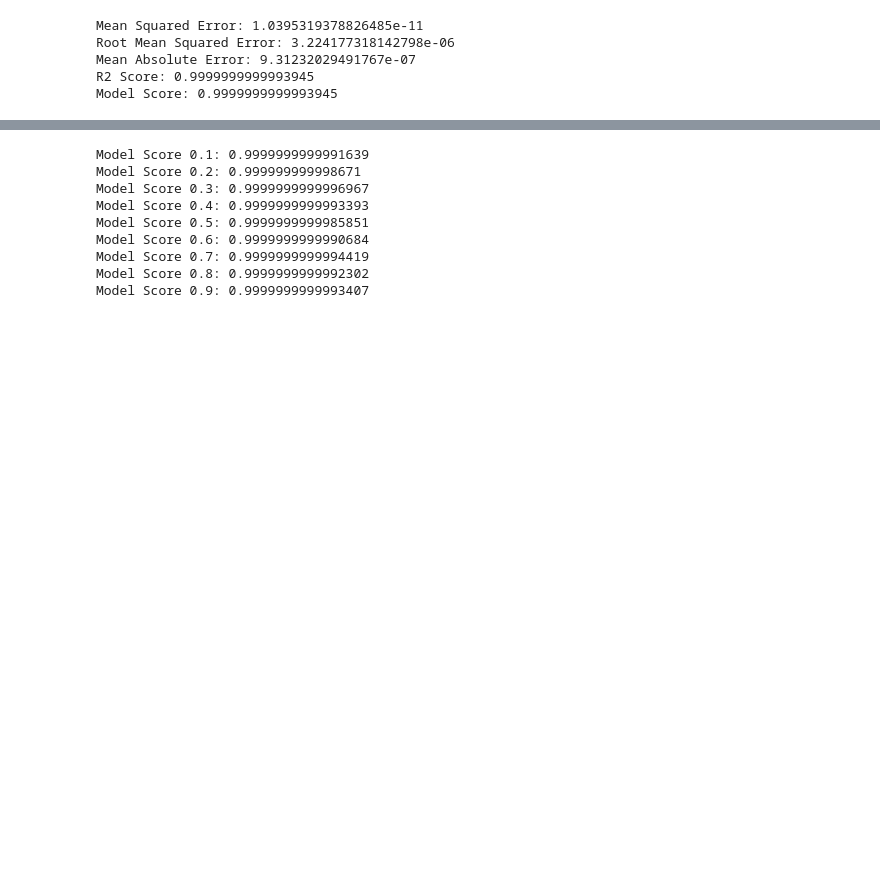
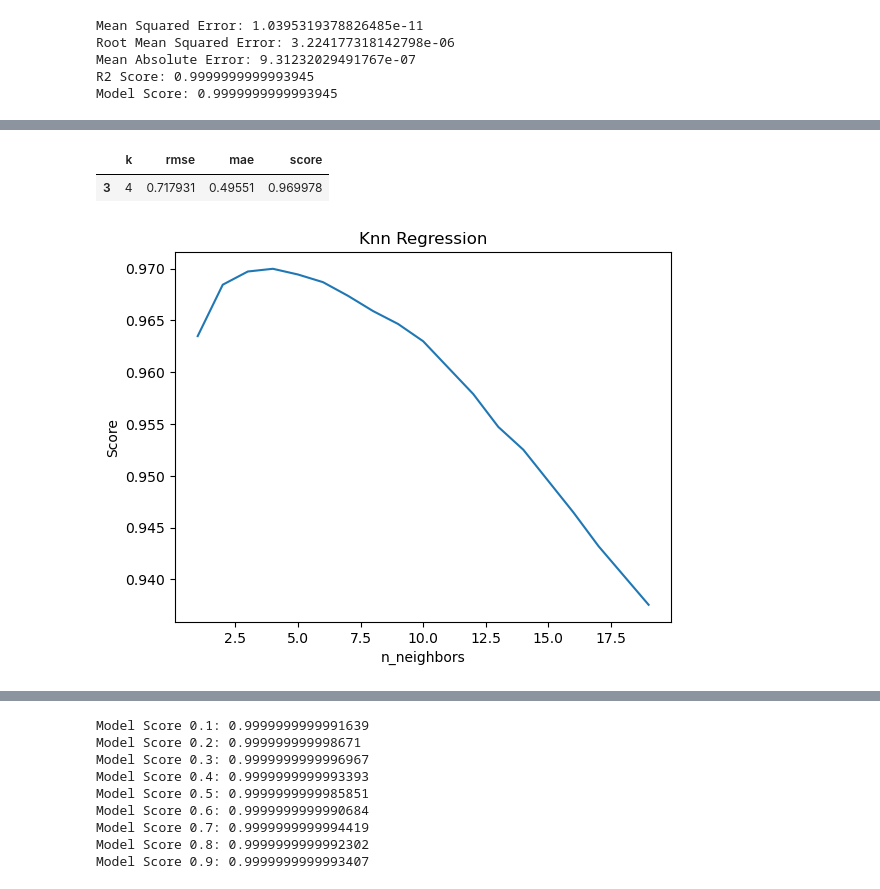
Before and after one commit to azzouzioussama/ML-DL_PID_Controller, a Jupyter notebook: testing_data.ipynb, the cells around one changed output, grey strips where cells are left out. Drawn from its saved outputs; the diff is of its cells as text; code cells hidden in the pictures; blank space fills up the shorter version.

```diff
--- a/testing_data.ipynb
+++ b/testing_data.ipynb
@@ -137,0 +195,36 @@ Model Score: 0.9999999999993945
+# %%
+# using Knn Regression
+from sklearn.neighbors import KNeighborsRegressor
+from sklearn.metrics import mean_squared_error, mean_absolute_error
+import numpy as np
+
+scorer_list = []
+rmse = []
+mae = []
+k = []
+
+
+for i in range(1, 20):
+    model = KNeighborsRegressor(n_neighbors=i)
+    model.fit(X_train, y_train)
+    y_pred = model.predict(X_test)
+    score = model.score(X_test, y_test)
+    result1 = np.sqrt(mean_squared_error(y_test, y_pred))
+    result2 = mean_absolute_error(y_test, y_pred)
+    rmse.append(result1)
+    mae.append(result2)
+    scorer_list.append(score)
+    k.append(i)
+
+# model = KNeighborsRegressor(n_neighbors=3)
+# model.fit(X_train, y_train)
+
+# y_pred = model.predict(X_test)
+# score = model.score(X_test, y_test)
+
+# print('Mean Squared Error:', mean_squared_error(y_test, y_pred))
+# print('Root Mean Squared Error:', np.sqrt(mean_squared_error(y_test, y_pred)))
+# print('Mean Absolute Error:', mean_absolute_error(y_test, y_pred))
+# print('R2 Score:', r2_score(y_test, y_pred))
+models_knn = pd.DataFrame({'k': k, 'rmse': rmse, 'mae': mae, 'score': scorer_list})
+models_knn
@@ -137,0 +262,14 @@ Model Score: 0.9999999999993945
+# %%
+models_knn[models_knn['score'] == models_knn['score'].max()]
+# %% [output]
+|  | k | rmse | mae | score |
+| 3 | 4 | 0.717931 | 0.49551 | 0.969978 |
+# %%
+# plot the scores
+plt.plot(models_knn['k'], models_knn['score'], label='Score')
+plt.xlabel('n_neighbors')
+plt.ylabel('Score')
+plt.title('Knn Regression')
+plt.show()
+# %% [output]
+[figure, added]
```
Also changed, not shown: parts of 6 cells of this notebook, 6 other files.
